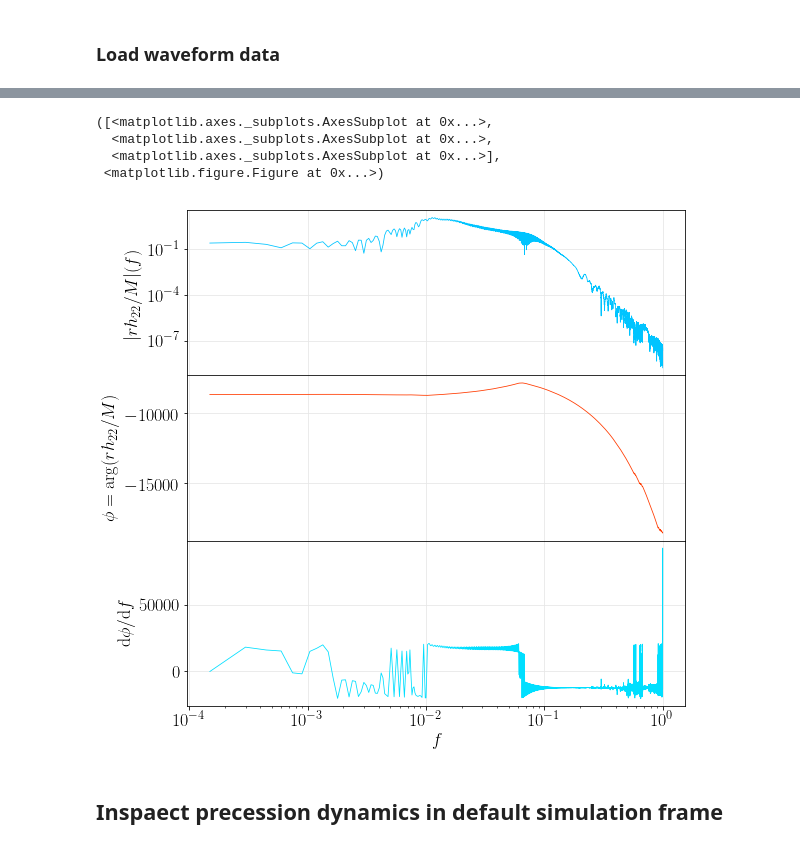
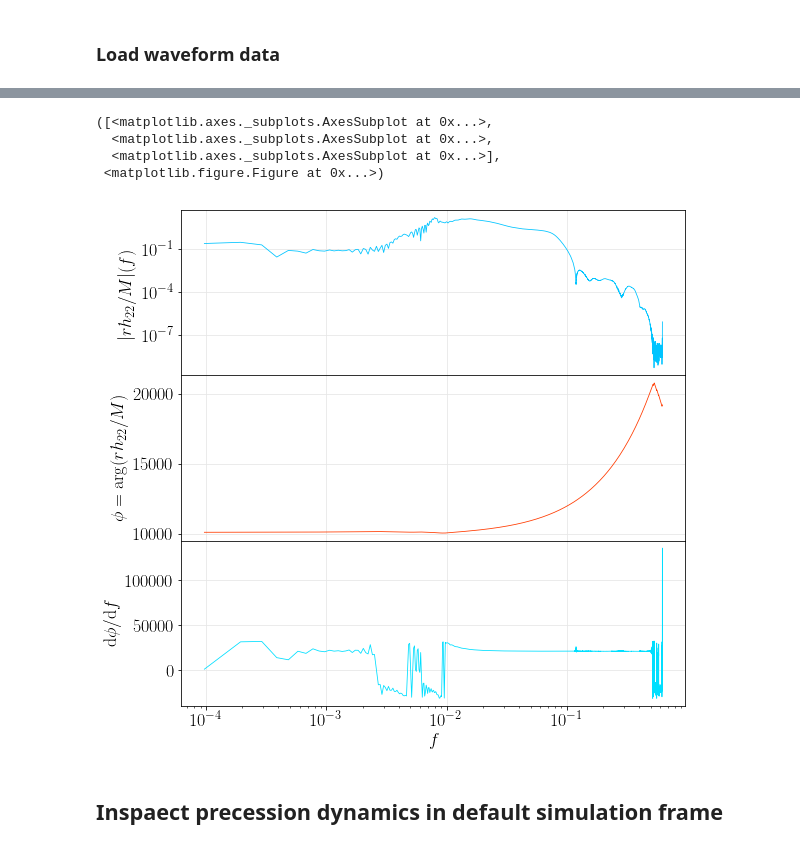
Before and after one commit to llondon6/nrutils_dev, a Jupyter notebook: issues/open/issue3_manipulate_waveform_frame.ipynb, the cells around one changed output, grey strips where cells are left out. Saved outputs shown, nothing was run; the diff lists cells and outputs as text; code cells hidden in the pictures.

```diff
--- a/issues/open/issue3_manipulate_waveform_frame.ipynb
+++ b/issues/open/issue3_manipulate_waveform_frame.ipynb
@@ -31,9 +31,9 @@ The autoreload extension is already loaded. To reload it, use:
 # %% [markdown]
 ### Find a simulation
 # %%
-A = scsearch(institute='bam',keyword='q4a08t120dP1_T_96_360',verbose=True)
-# A = scsearch(institute='bam',keyword='q1a04t30_dPm2_T_96_552',verbose=True)
-# A = scsearch(institute='bam',keyword='q8a04t60_T_96_360',verbose=True)
+# A = scsearch(institute='bam',keyword='q4a08t30dPm4_T_96_360',verbose=True)
+# A = scsearch(institute='bam',keyword='q2a04t150_T_96_408',verbose=True)
+A = scsearch(institute='bam',keyword='q8a04t60_T_96_360',verbose=True)
 
 # A = scsearch(institute='gt',keyword='Sq4_d9_a0.6_oth.090_rr_M140',verbose=True)
 # A = scsearch(q=1,keyword='hrq',verbose=True)
@@ -49,8 +49,8 @@ A = scsearch(institute='bam',keyword='q4a08t120dP1_T_96_360',verbose=True)
 # %% [markdown]
 ### Load waveform data
 # %%
-# y = gwylm( A[0], lmax=2, verbose=True, clean=True, dt=0.8,pad=2000 )
-y = gwylm( A[0], lm=[(2,2)], clean=False, dt=0.5, verbose=True,pad=2000 )
+y_ = gwylm( A[0], lmax=2, verbose=True, clean=True, dt=0.8,pad=2000 )
+# y = gwylm( A[0], lm=[(2,2)], clean=False, dt=0.5, verbose=True,pad=2000 )
 
 # simdir = '/Users/book/MOUNT/tmp/mnt/hogshead/NR_data/ReducedData-hogshead/q2/q2a04t90dPm1_T_96_408/'
 # y = gwylm( simdir, lmax=2, clean=True )
@@ -76,11 +83,11 @@ y = gwylm( A[0], lm=[(2,2)], clean=False, dt=0.5, verbose=True,pad=2000 )
 # %%
-y.lm[2,2]['strain'].plot(domain='freq')
+y_.lm[2,2]['strain'].plot(domain='freq')
 # %% [output]
 ([<matplotlib.axes._subplots.AxesSubplot at 0x...>,
   <matplotlib.axes._subplots.AxesSubplot at 0x...>,
   <matplotlib.axes._subplots.AxesSubplot at 0x...>],
  <matplotlib.figure.Figure at 0x...>)
-[figure, old version]
+[figure, new version]
 # %% [markdown]
 ## Inspaect precession dynamics in default simulation frame
 # %% [markdown]
```
Also changed, not shown: parts of 16 cells of this notebook, 7 other files.
